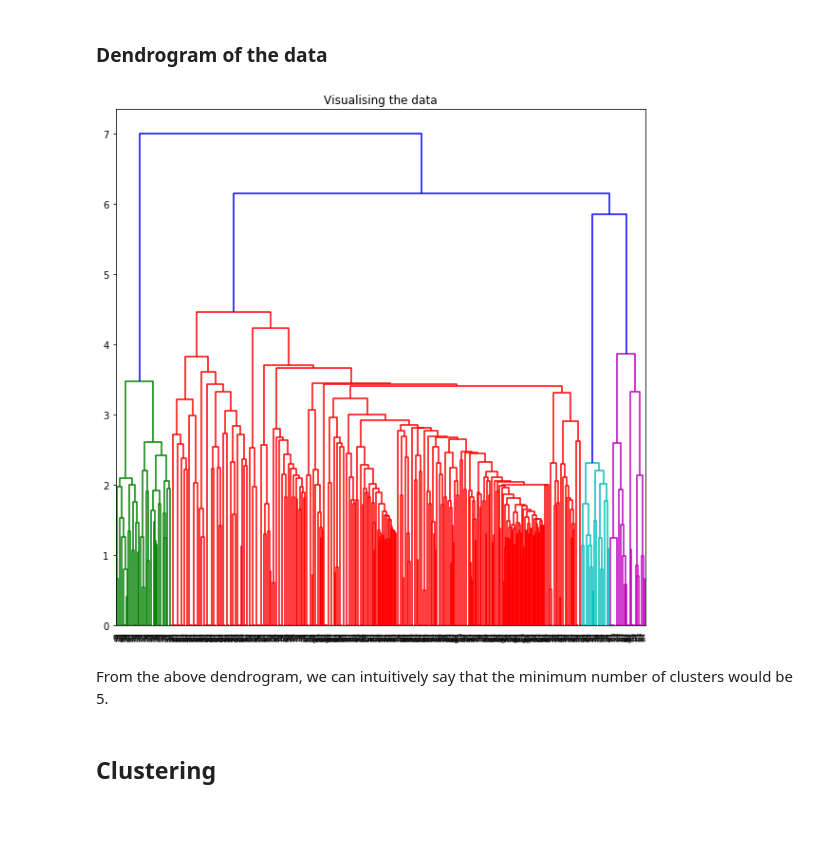
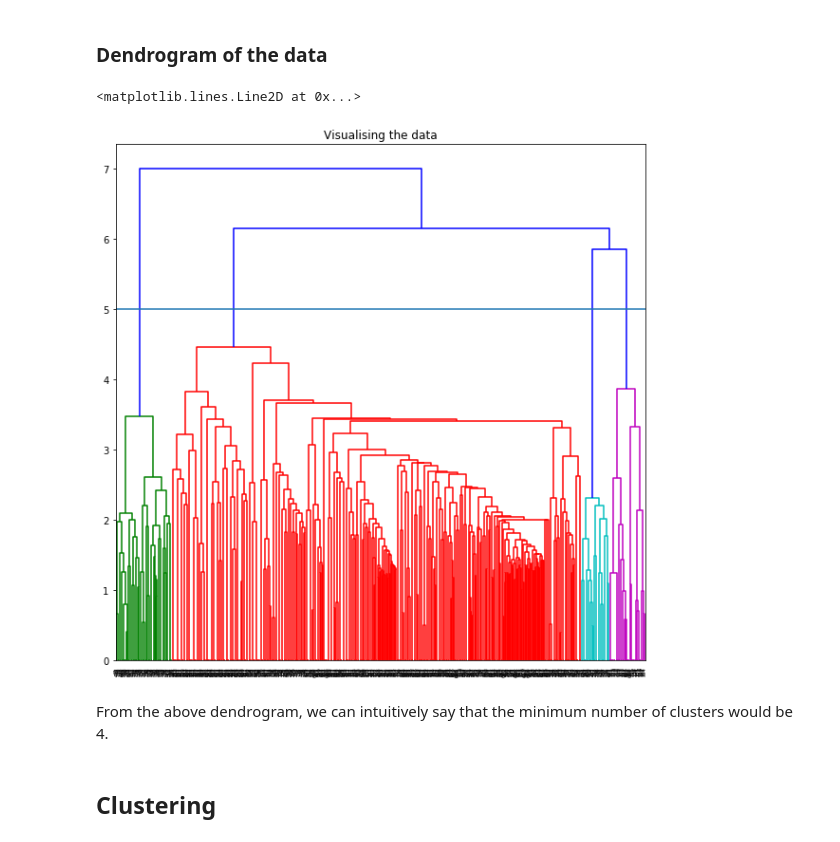
Before and after one commit to sourishsarmah/text_clustering, a Jupyter notebook: Text Clustering.ipynb, the cells around one changed output. Drawn from its saved outputs; the diff is of its cells as text; code cells hidden in the pictures.

```diff
--- a/Text Clustering.ipynb
+++ b/Text Clustering.ipynb
@@ -130,10 +130,12 @@ No. of features =  831
 # %%
 import scipy.cluster.hierarchy as shc
 
 plt.figure(figsize =(10, 10))
 plt.title('Visualising the data')
 Dendrogram = shc.dendrogram((shc.linkage(X.toarray(), method ='ward')))
+plt.axhline(y=5)
 # %% [output]
+<matplotlib.lines.Line2D at 0x...>
-[figure, old version]
+[figure, new version]
 # %% [markdown]
-From the above dendrogram, we can intuitively say that the minimum number of clusters would be 5.
+From the above dendrogram, we can intuitively say that the minimum number of clusters would be 4.
```
Also changed, not shown: parts of 7 cells of this notebook, 1 other file.
